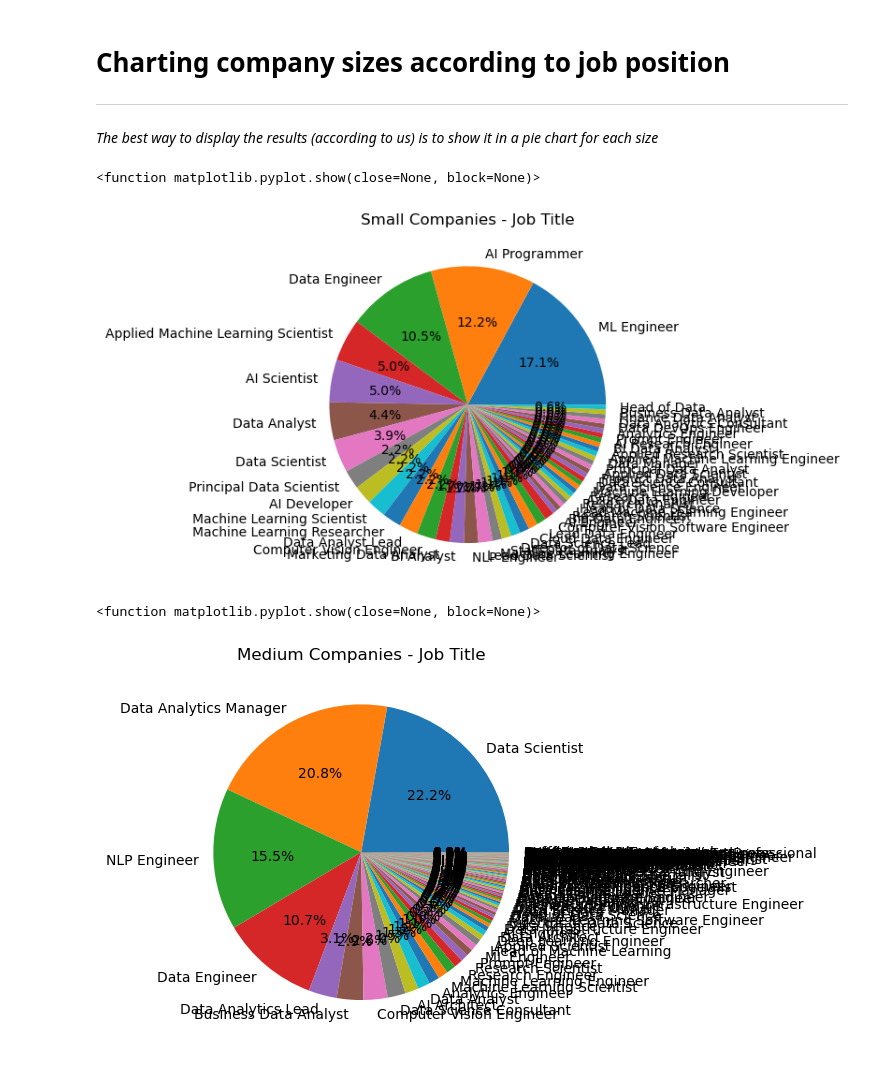
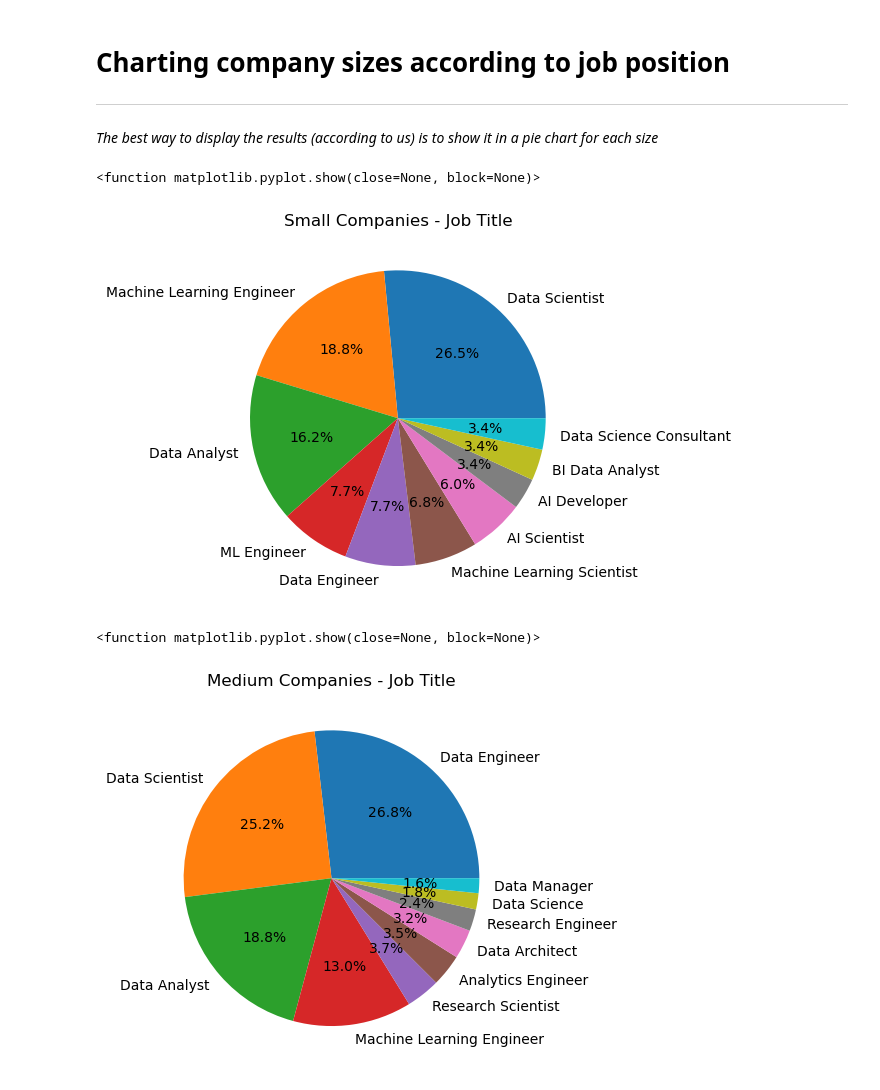
Before and after one commit to Starkilled1/Data-Salaries-2023-2024-analysis, a Jupyter notebook: Priscy.ipynb, the cells around one changed output. Cells and saved outputs as stored; diff of their text form; code cells hidden in the pictures.

```diff
--- a/Priscy.ipynb
+++ b/Priscy.ipynb
@@ -139,23 +139,28 @@ Name: count, Length: 95, dtype: int64
 # %%
 #Create a new variable to generate the graphs(Small)
 count_small_companies=smallcompanydf.value_counts('job_title')
-small_job_titles=smallcompanydf['job_title'].unique()
-plt.pie(count_small_companies,labels=small_job_titles,autopct='%1.1f%%')
+first_5_small =count_small_companies.head(10)
+first_5_labels_small = first_5_small.index
+plt.pie(first_5_small,labels=first_5_labels_small,autopct='%1.1f%%')
 plt.title('Small Companies - Job Title')
+#plt.savefig('Figures/PriscyMD_Fig1_Small_JobTitle.png')
 plt.show
 # %% [output]
 <function matplotlib.pyplot.show(close=None, block=None)>
-[figure, old version]
+[figure, new version]
 # %%
 #Create a new variable to generate the graphs(Medium)
 count_medium_companies=mediumcompanydf.value_counts('job_title')
-medium_job_titles=mediumcompanydf['job_title'].unique()
-plt.pie(count_medium_companies,labels=medium_job_titles,autopct='%1.1f%%')
+first_5_medium =count_medium_companies.head(10)
+first_5_labels_medium = first_5_medium.index
+#medium_job_titles=mediumcompanydf['job_title'].unique()
+plt.pie(first_5_medium,labels=first_5_labels_medium,autopct='%1.1f%%')
 plt.title('Medium Companies - Job Title')
+#plt.savefig('Figures/PriscyMD_Fig2_Medium_JobTitle.png')
 plt.show
 # %% [output]
 <function matplotlib.pyplot.show(close=None, block=None)>
-[figure, old version]
+[figure, new version]
 # %%
 #Create a new variable to generate the graphs(Large)
 count_large_companies=largecompanydf.value_counts('job_title')
```
Also changed, not shown: parts of 19 cells of this notebook.
